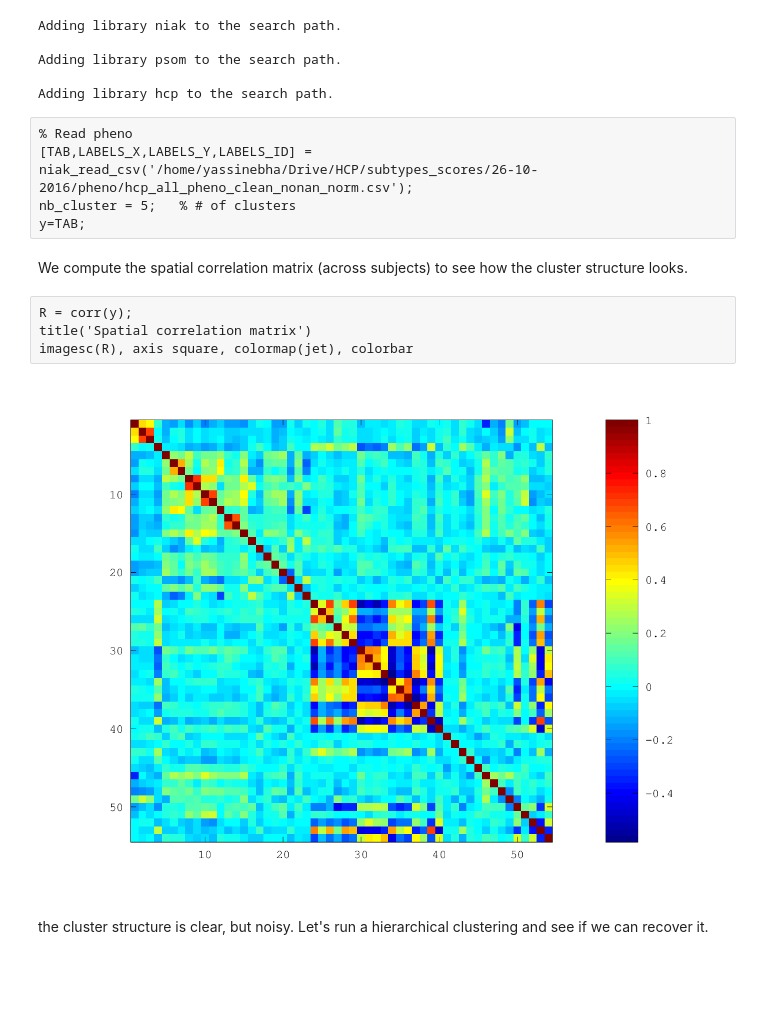
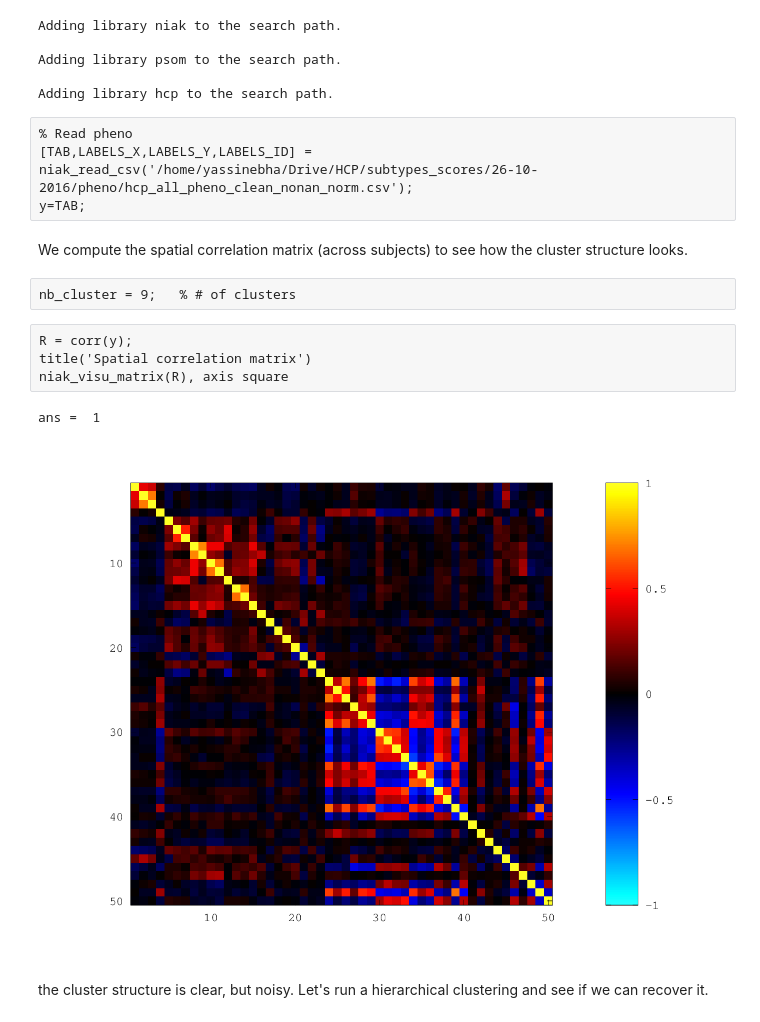
Before and after one commit to SIMEXP/hcp, a Jupyter notebook: hcp_clustering_pheno_basc.ipynb, the cells around one changed output. Saved outputs shown, nothing was run; the diff lists cells and outputs as text; blank space fills up the shorter version.

Commit message:
update phenotype clustering

```diff
--- a/hcp_clustering_pheno_basc.ipynb
+++ b/hcp_clustering_pheno_basc.ipynb
@@ -14,16 +14,18 @@ Adding library hcp to the search path.
 # %%
 % Read pheno
 [TAB,LABELS_X,LABELS_Y,LABELS_ID] = niak_read_csv('/home/yassinebha/Drive/HCP/subtypes_scores/26-10-2016/pheno/hcp_all_pheno_clean_nonan_norm.csv');
-nb_cluster = 5;   % # of clusters
 y=TAB;
 # %% [markdown]
 We compute the spatial correlation matrix (across subjects) to see how the cluster structure looks.
+# %%
+nb_cluster = 9;   % # of clusters
 # %%
 R = corr(y);
 title('Spatial correlation matrix')
-imagesc(R), axis square, colormap(jet), colorbar
+niak_visu_matrix(R), axis square
 # %% [output]
+ans =  1
-[figure, old version]
+[figure, new version]
 # %% [markdown]
 the cluster structure is clear, but noisy. Let's run a hierarchical clustering and see if we can recover it.
 # %%
```
Also changed, not shown: parts of 14 cells of this notebook, 11 other files.
